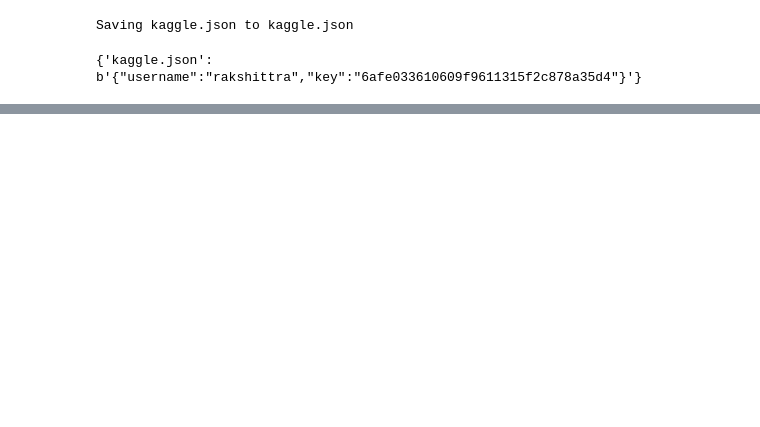
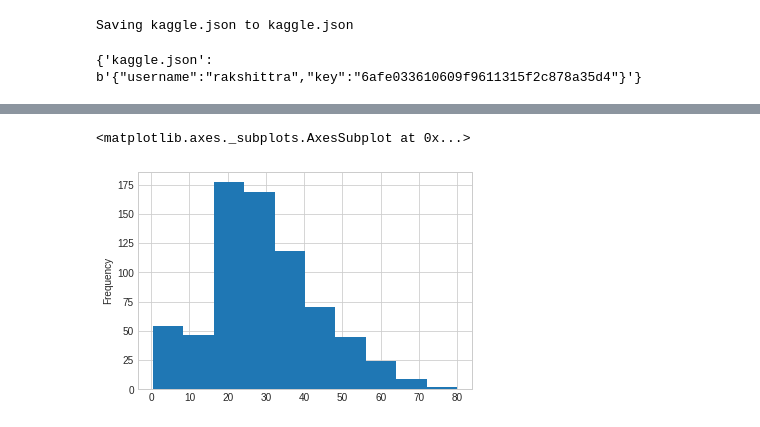
Before and after one commit to RakshitTra/TitanicKaggle, a Jupyter notebook: titanic.ipynb, the cells around one changed output, grey strips where cells are left out. Saved outputs shown, nothing was run; the diff lists cells and outputs as text; code cells hidden in the pictures; blank space fills up the shorter version.

Commit message:
general Description of data

```diff
--- a/titanic.ipynb
+++ b/titanic.ipynb
@@ -64,0 +65,40 @@ Downloading train.csv to /content
+# %%
+# Import Dependencies
+%matplotlib inline
+
+# Start Python Imports
+import math, time, random, datetime
+
+# Data Manipulation
+import numpy as np
+import pandas as pd
+
+# Visualization
+import matplotlib.pyplot as plt
+import missingno
+import seaborn as sns
+plt.style.use('seaborn-whitegrid')
+
+# Preprocessing
+from sklearn.preprocessing import OneHotEncoder, LabelEncoder, label_binarize
+
+# Machine learning
+import catboost
+from sklearn.model_selection import train_test_split
+from sklearn import model_selection, tree, preprocessing, metrics, linear_model
+from sklearn.svm import LinearSVC
+from sklearn.ensemble import GradientBoostingClassifier
+from sklearn.neighbors import KNeighborsClassifier
+from sklearn.naive_bayes import GaussianNB
+from sklearn.linear_model import LinearRegression, LogisticRegression, SGDClassifier
+from sklearn.tree import DecisionTreeClassifier
+from catboost import CatBoostClassifier, Pool, cv
+
+# Let's be rebels and ignore warnings for now
+import warnings
+warnings.filterwarnings('ignore')
+# %%
+# Import train & test data
+train = pd.read_csv('train.csv')
+test = pd.read_csv('test.csv')
+gender_submission = pd.read_csv('gender_submission.csv') # example of what a submission should look like
@@ -64,0 +144,5 @@ Downloading train.csv to /content
+# %%
+train.Age.plot.hist()
+# %% [output]
+<matplotlib.axes._subplots.AxesSubplot at 0x...>
+[figure, added]
```
Also changed, not shown: parts of 13 cells of this notebook.
